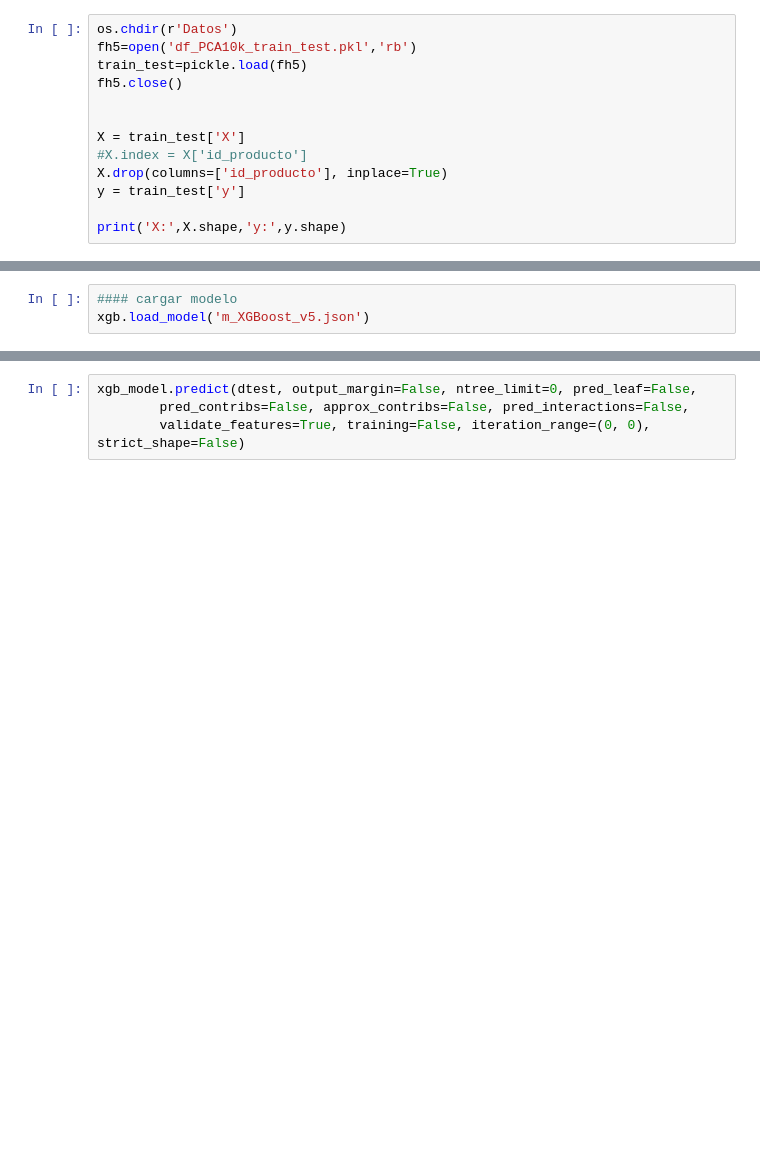
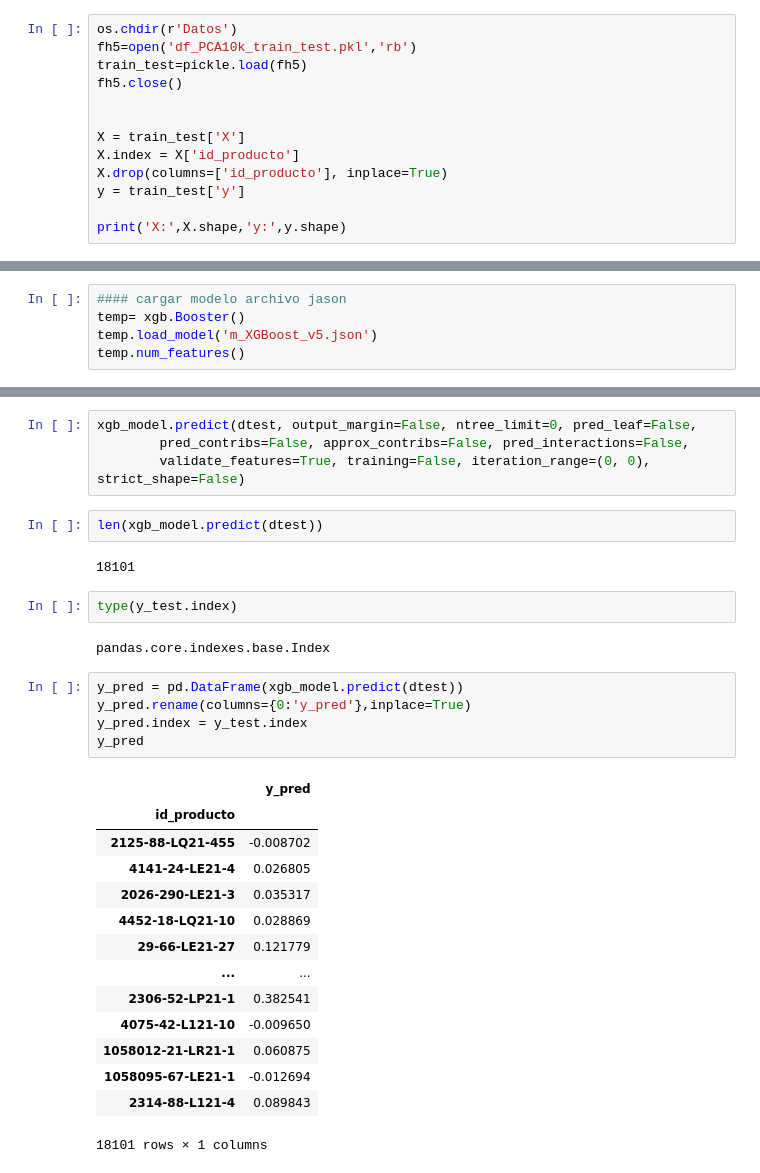
Before and after one commit to metalkutz/juanito_v2.0, a Jupyter notebook: Modelos/mod_xgboost.ipynb, the cells around one changed output, grey strips where cells are left out. Cells and saved outputs as stored; diff of their text form; blank space fills up the shorter version.

Commit message:
avance en análisis de error xgboost y eda palabras

```diff
--- a/Modelos/mod_xgboost.ipynb
+++ b/Modelos/mod_xgboost.ipynb
@@ -39,7 +41,7 @@ fh5.close()
 
 
 X = train_test['X']
-#X.index = X['id_producto']
+X.index = X['id_producto']
 X.drop(columns=['id_producto'], inplace=True)
 y = train_test['y']
 
@@ -341,3 +391,5 @@ model.save_model('m_XGBoost_v5', fmap='', with_stats=False, dump_format='json')
 # %%
-#### cargar modelo
-xgb.load_model('m_XGBoost_v5.json')
+#### cargar modelo archivo jason
+temp= xgb.Booster()
+temp.load_model('m_XGBoost_v5.json')
+temp.num_features()
@@ -698,3 +762,31 @@ dtest = xgb.DMatrix(X_test, y_test)
 xgb_model.predict(dtest, output_margin=False, ntree_limit=0, pred_leaf=False,
         pred_contribs=False, approx_contribs=False, pred_interactions=False,
         validate_features=True, training=False, iteration_range=(0, 0), strict_shape=False)
+# %%
+len(xgb_model.predict(dtest))
+# %% [output]
+18101
+# %%
+type(y_test.index)
+# %% [output]
+pandas.core.indexes.base.Index
+# %%
+y_pred = pd.DataFrame(xgb_model.predict(dtest))
+y_pred.rename(columns={0:'y_pred'},inplace=True)
+y_pred.index = y_test.index
+y_pred
+# %% [output]
+|  | y_pred |
+| id_producto |  |
+| 2125-88-LQ21-455 | -0.008702 |
+| 4141-24-LE21-4 | 0.026805 |
+| 2026-290-LE21-3 | 0.035317 |
+| 4452-18-LQ21-10 | 0.028869 |
+| 29-66-LE21-27 | 0.121779 |
+| ... | ... |
+| 2306-52-LP21-1 | 0.382541 |
+| 4075-42-L121-10 | -0.009650 |
+| 1058012-21-LR21-1 | 0.060875 |
+| 1058095-67-LE21-1 | -0.012694 |
+| 2314-88-L121-4 | 0.089843 |
+18101 rows × 1 columns
```
Also changed, not shown: parts of 26 cells of this notebook.
